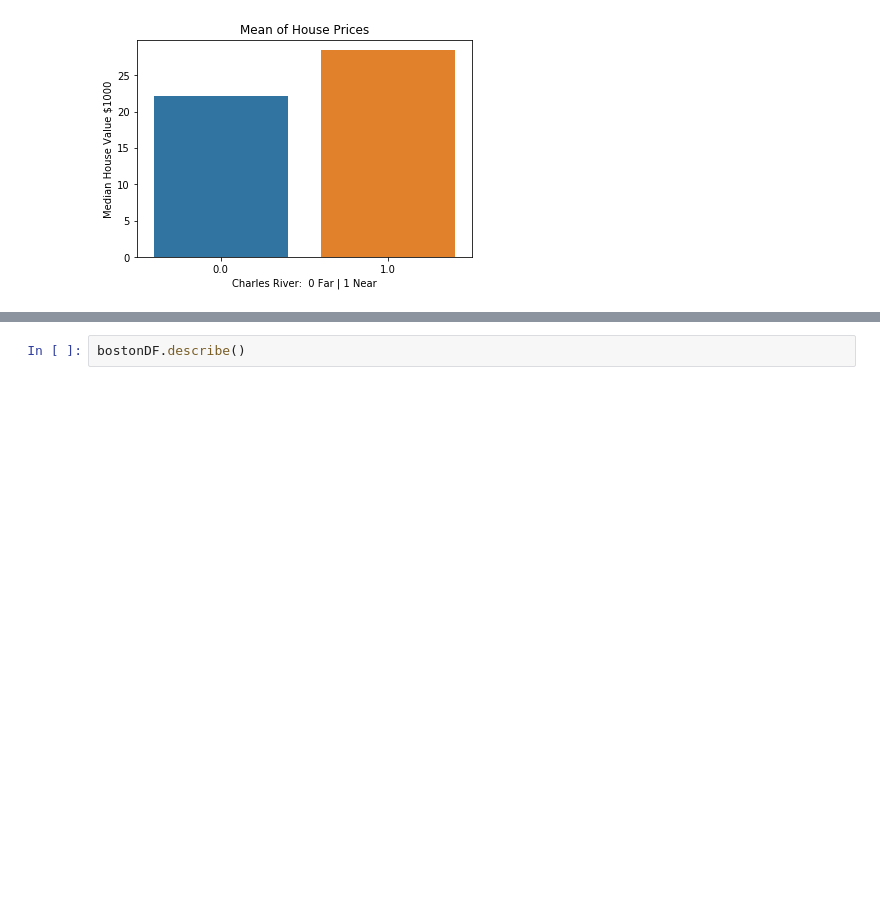
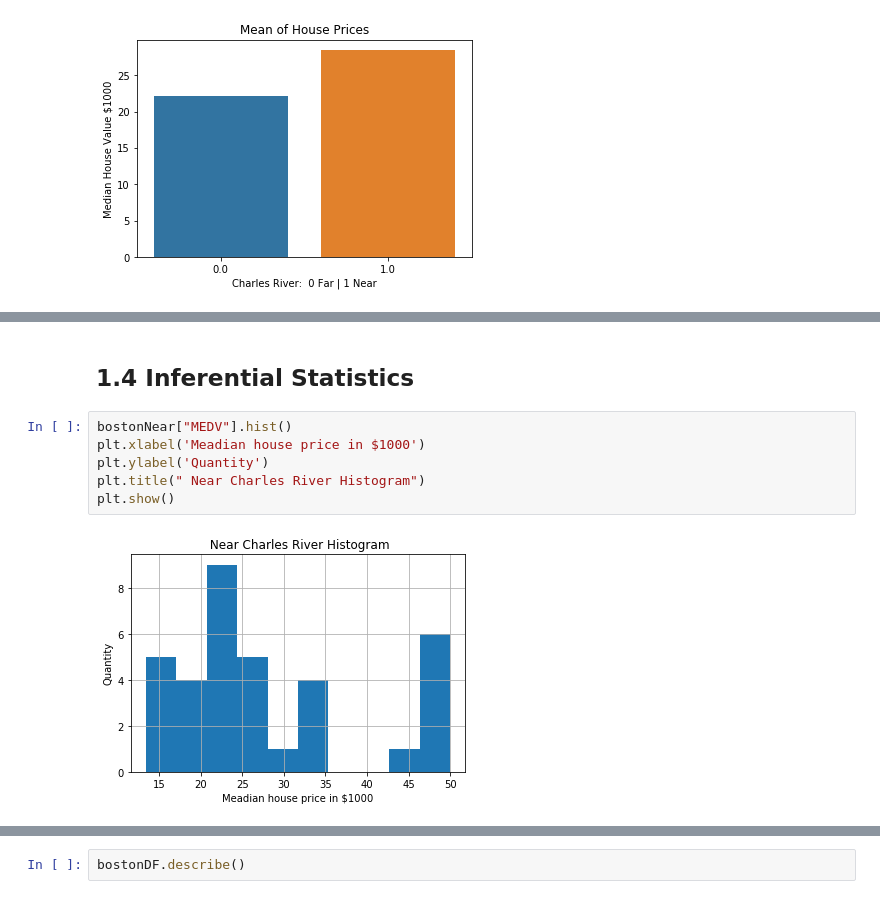
Before and after one commit to dermotkel/machine-learning, a Jupyter notebook: project.ipynb, the cells around one changed output, grey strips where cells are left out. Cells and saved outputs as stored; diff of their text form; blank space fills up the shorter version.

Commit message:
finished descriptive statistics

```diff
--- a/project.ipynb
+++ b/project.ipynb
@@ -140,0 +164,10 @@ plt.show()
+# %% [markdown]
+## 1.4 Inferential Statistics
+# %%
+bostonNear["MEDV"].hist()
+plt.xlabel('Meadian house price in $1000')
+plt.ylabel('Quantity')
+plt.title(" Near Charles River Histogram")
+plt.show()
+# %% [output]
+[figure, added]
```
Also changed, not shown: parts of 7 cells of this notebook.
